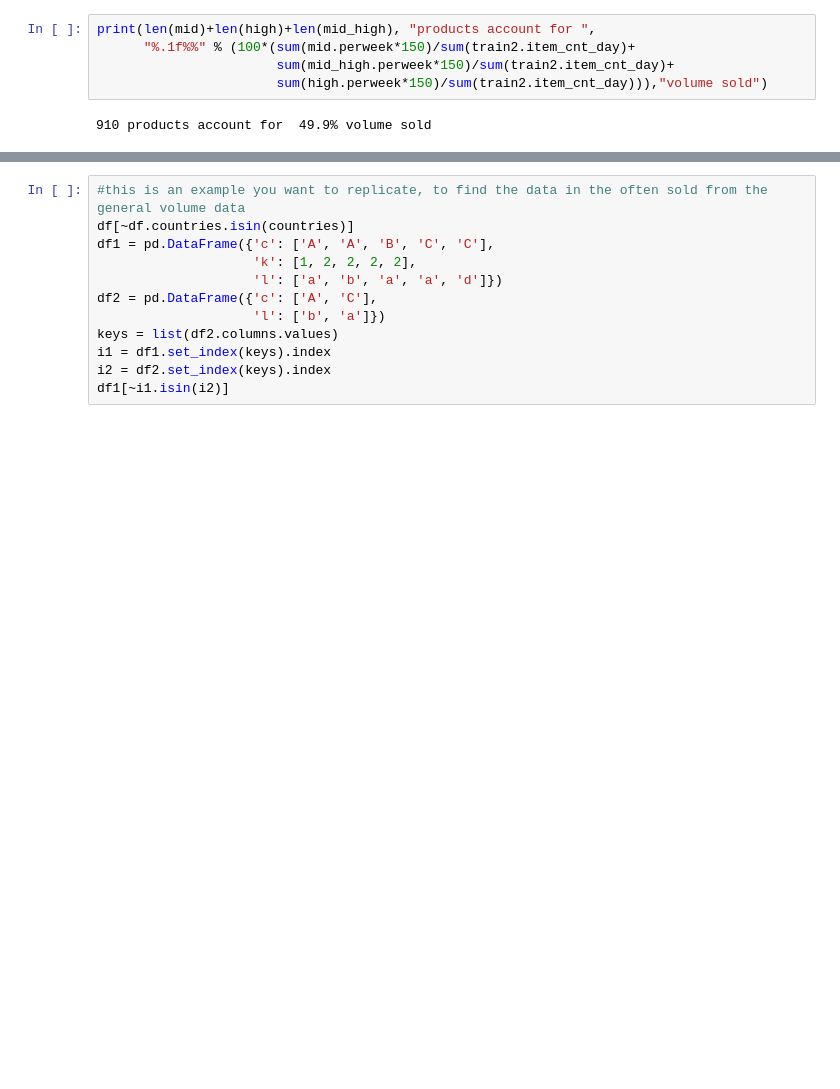
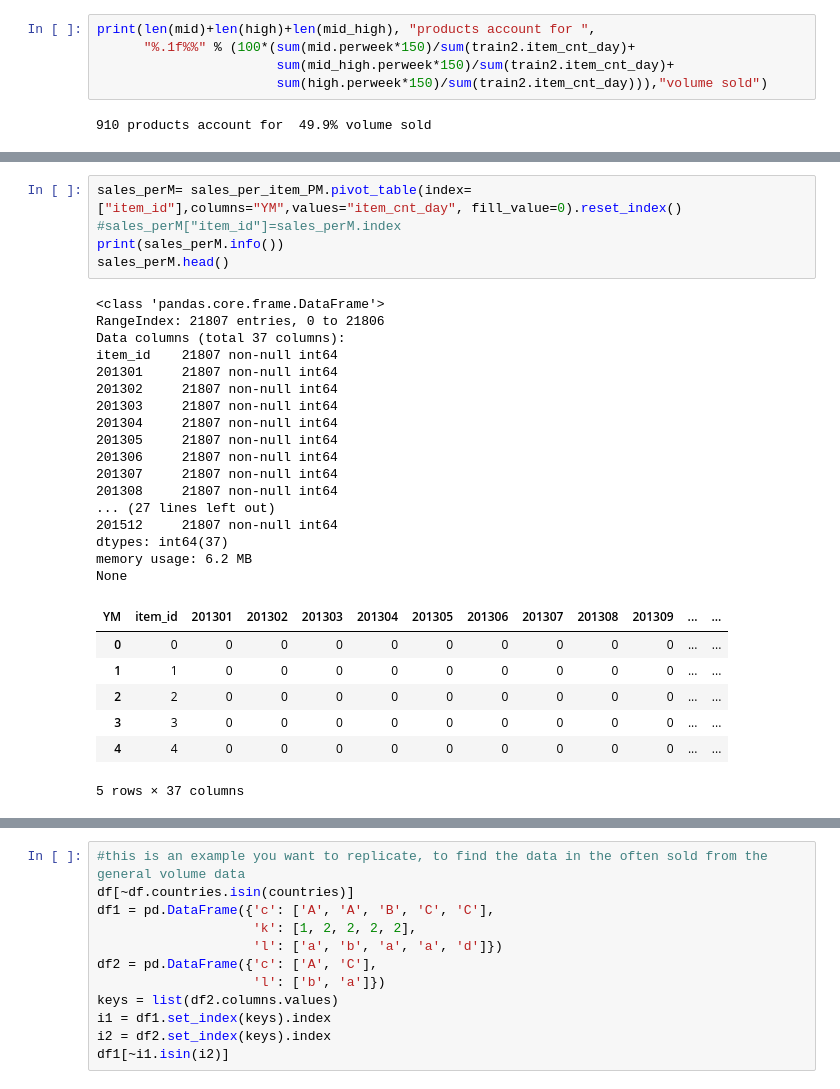
Before and after one commit to jamesoliver1981/Future_Sales, a Jupyter notebook: jupyter/EDA_Freq_Prods_overtime.ipynb, the cells around one changed output, grey strips where cells are left out. Drawn from its saved outputs; the diff is of its cells as text; blank space fills up the shorter version.

```diff
--- a/jupyter/EDA_Freq_Prods_overtime.ipynb
+++ b/jupyter/EDA_Freq_Prods_overtime.ipynb
@@ -296,0 +308,30 @@ print(len(mid)+len(high)+len(mid_high), "products account for ",
+# %%
+sales_perM= sales_per_item_PM.pivot_table(index=["item_id"],columns="YM",values="item_cnt_day", fill_value=0).reset_index()
+#sales_perM["item_id"]=sales_perM.index
+print(sales_perM.info())
+sales_perM.head()
+# %% [output]
+<class 'pandas.core.frame.DataFrame'>
+RangeIndex: 21807 entries, 0 to 21806
+Data columns (total 37 columns):
+item_id    21807 non-null int64
+201301     21807 non-null int64
+201302     21807 non-null int64
+201303     21807 non-null int64
+201304     21807 non-null int64
+201305     21807 non-null int64
+201306     21807 non-null int64
+201307     21807 non-null int64
+201308     21807 non-null int64
+... (27 lines left out)
+201512     21807 non-null int64
+dtypes: int64(37)
+memory usage: 6.2 MB
+None
+| YM | item_id | 201301 | 201302 | 201303 | 201304 | 201305 | 201306 | 201307 | 201308 | 201309 | ... | ... |
+| 0 | 0 | 0 | 0 | 0 | 0 | 0 | 0 | 0 | 0 | 0 | ... | ... |
+| 1 | 1 | 0 | 0 | 0 | 0 | 0 | 0 | 0 | 0 | 0 | ... | ... |
+| 2 | 2 | 0 | 0 | 0 | 0 | 0 | 0 | 0 | 0 | 0 | ... | ... |
+| 3 | 3 | 0 | 0 | 0 | 0 | 0 | 0 | 0 | 0 | 0 | ... | ... |
+| 4 | 4 | 0 | 0 | 0 | 0 | 0 | 0 | 0 | 0 | 0 | ... | ... |
+5 rows × 37 columns
```
Also changed, not shown: parts of 6 cells of this notebook.
